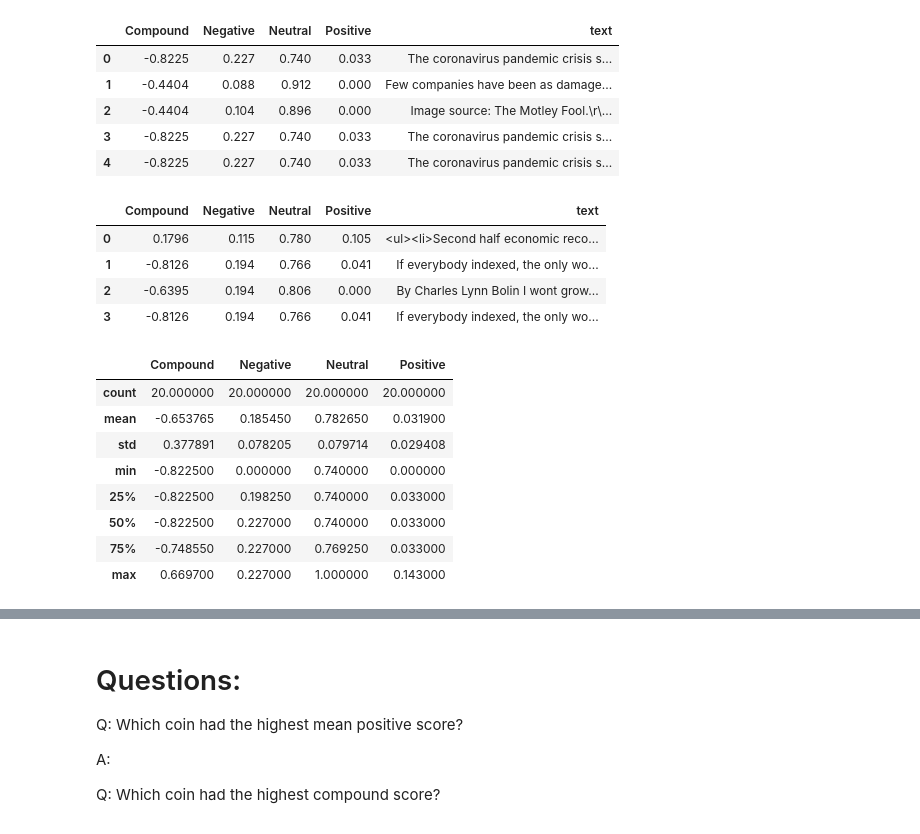
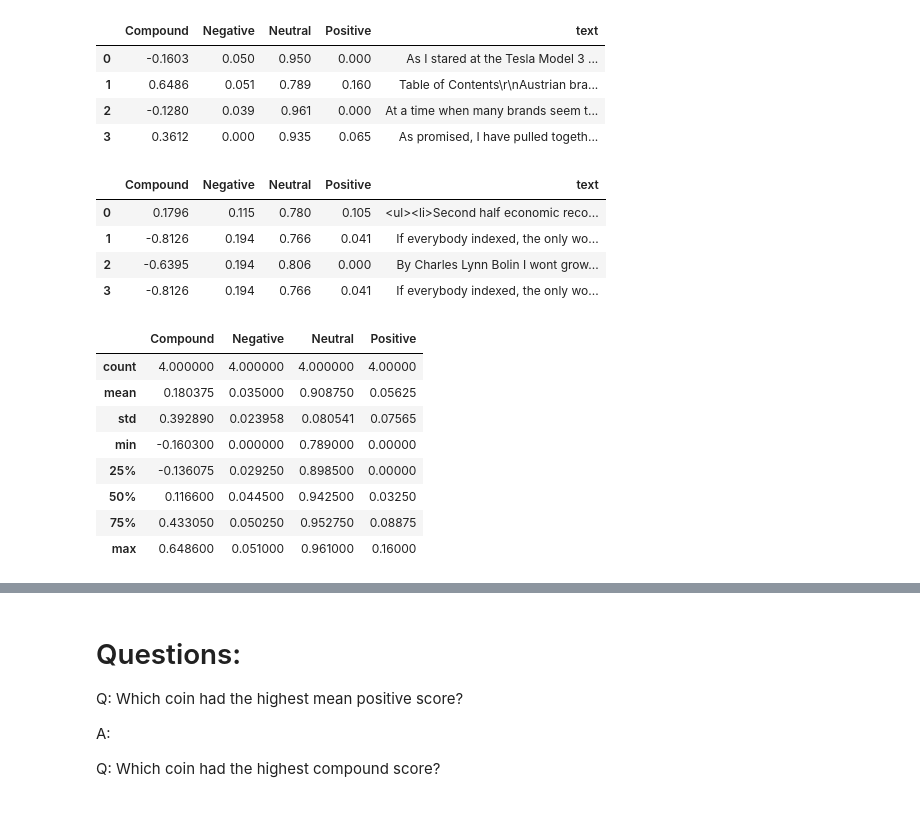
Before and after one commit to adriennestark/project2_team8, a Jupyter notebook: stock_sentiment.ipynb, the cells around one changed output, grey strips where cells are left out. Cells and saved outputs as stored; diff of their text form; code cells hidden in the pictures.

```diff
--- a/stock_sentiment.ipynb
+++ b/stock_sentiment.ipynb
@@ -10,12 +10,13 @@ load_dotenv()
 %matplotlib inline
 # %%
 # Reading your api key environment variable
-api_key = os.getenv("NEWS_API_KEY")
+#api_key = os.getenv("NEWS_API_KEY")
+api_key = "1bdbdab472c048398a14e434cde39dbb"
 # %%
 # Creating a newsapi client
 newsapi = NewsApiClient(api_key=api_key)
 # %%
-# Fetching the Carnival news articles
-carnival_headlines = newsapi.get_everything(q="carnival cruise stock ccl and covid", language="en")#, from_param="2020-12-15", to="2021-01-15")
+# Fetching the LB news articles
+lb_headlines = newsapi.get_everything(q="lb stock limited brand and covid", language="en")#, from_param="2020-12-25", to="2021-01-21")
 # %%
 # Fetching the Ethereum news articles
@@ -23,8 +24,8 @@ sp500_headlines = newsapi.get_everything(q="sp500 performance and covid", langua
 # %%
-# Creating the Bitcoin sentiment scores DataFrame
-carnival_sentiments = []
+# Creating the LB sentiment scores DataFrame
+lb_sentiments = []
 
-for article in carnival_headlines["articles"]:
+for article in lb_headlines["articles"]:
     try:
         text = article["content"]
         date = article["publishedAt"][:10]
@@ -34,7 +35,7 @@ for article in carnival_headlines["articles"]:
         neu = sentiment["neu"]
         neg = sentiment["neg"]
 
-        carnival_sentiments.append({
+        lb_sentiments.append({
             "text": text,
             "date": date,
             "Compound": compound,
@@ -46,17 +47,16 @@ for article in carnival_headlines["articles"]:
         pass
 
 # Creating a DataFrame
-carnival_df = pd.DataFrame(carnival_sentiments)
+lb_df = pd.DataFrame(lb_sentiments)
 # Reordering DataFrame columns
 cols = ["Compound", "Negative", "Neutral", "Positive", "text"]
-carnival_df = carnival_df[cols]
-carnival_df.head()
+lb_df = lb_df[cols]
+lb_df.head()
 # %% [output]
 |  | Compound | Negative | Neutral | Positive | text |
-| 0 | -0.8225 | 0.227 | 0.740 | 0.033 | The coronavirus pandemic crisis s... |
-| 1 | -0.4404 | 0.088 | 0.912 | 0.000 | Few companies have been as damage... |
-| 2 | -0.4404 | 0.104 | 0.896 | 0.000 | Image source: The Motley Fool.\r\... |
-| 3 | -0.8225 | 0.227 | 0.740 | 0.033 | The coronavirus pandemic crisis s... |
-| 4 | -0.8225 | 0.227 | 0.740 | 0.033 | The coronavirus pandemic crisis s... |
+| 0 | -0.1603 | 0.050 | 0.950 | 0.000 | As I stared at the Tesla Model 3 ... |
+| 1 | 0.6486 | 0.051 | 0.789 | 0.160 | Table of Contents\r\nAustrian bra... |
+| 2 | -0.1280 | 0.039 | 0.961 | 0.000 | At a time when many brands seem t... |
+| 3 | 0.3612 | 0.000 | 0.935 | 0.065 | As promised, I have pulled togeth... |
 # %%
 # Creating the ethereum sentiment scores DataFrame
@@ -96,17 +96,17 @@ sp500_df.head()
 | 2 | -0.6395 | 0.194 | 0.806 | 0.000 | By Charles Lynn Bolin I wont grow... |
 | 3 | -0.8126 | 0.194 | 0.766 | 0.041 | If everybody indexed, the only wo... |
 # %%
-# Describing the Bitcoin Sentiment
-carnival_df.describe()
+# Describing the lb Sentiment
+lb_df.describe()
 # %% [output]
 |  | Compound | Negative | Neutral | Positive |
-| count | 20.000000 | 20.000000 | 20.000000 | 20.000000 |
-| mean | -0.653765 | 0.185450 | 0.782650 | 0.031900 |
-| std | 0.377891 | 0.078205 | 0.079714 | 0.029408 |
-| min | -0.822500 | 0.000000 | 0.740000 | 0.000000 |
-| 25% | -0.822500 | 0.198250 | 0.740000 | 0.033000 |
-| 50% | -0.822500 | 0.227000 | 0.740000 | 0.033000 |
-| 75% | -0.748550 | 0.227000 | 0.769250 | 0.033000 |
-| max | 0.669700 | 0.227000 | 1.000000 | 0.143000 |
+| count | 4.000000 | 4.000000 | 4.000000 | 4.00000 |
+| mean | 0.180375 | 0.035000 | 0.908750 | 0.05625 |
+| std | 0.392890 | 0.023958 | 0.080541 | 0.07565 |
+| min | -0.160300 | 0.000000 | 0.789000 | 0.00000 |
+| 25% | -0.136075 | 0.029250 | 0.898500 | 0.00000 |
+| 50% | 0.116600 | 0.044500 | 0.942500 | 0.03250 |
+| 75% | 0.433050 | 0.050250 | 0.952750 | 0.08875 |
+| max | 0.648600 | 0.051000 | 0.961000 | 0.16000 |
 # %%
 # Describing the Ethereum Sentiment
```
Also changed, not shown: parts of 13 cells of this notebook, 1 other file.
